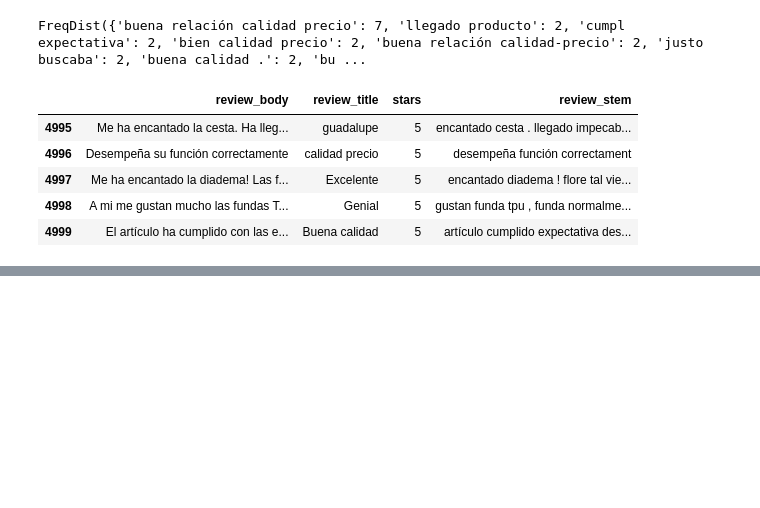
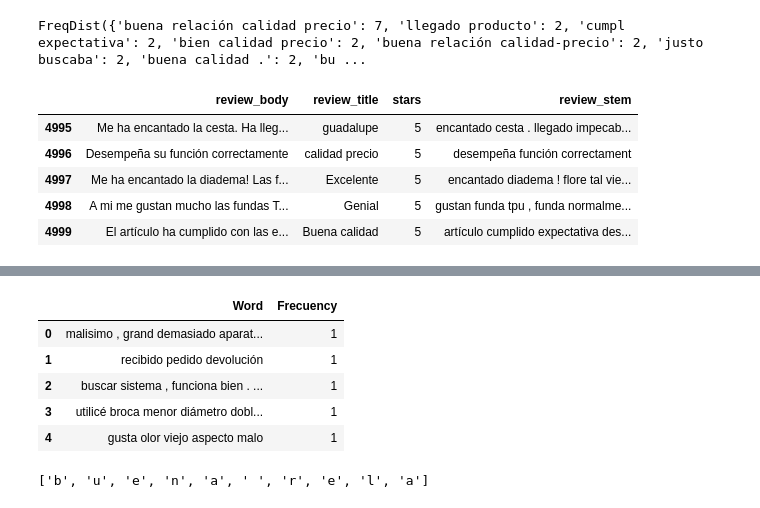
Before and after one commit to ldotto46/02.Proj_Amazon-NLP, a Jupyter notebook: DS_Proyecto_03_NLP.ipynb, the cells around one changed output, grey strips where cells are left out. Saved outputs shown, nothing was run; the diff lists cells and outputs as text; code cells hidden in the pictures; blank space fills up the shorter version.

```diff
--- a/DS_Proyecto_03_NLP.ipynb
+++ b/DS_Proyecto_03_NLP.ipynb
@@ -48,7 +49,7 @@ nltk.download('stopwords')
 [nltk_data]   Package stopwords is already up-to-date!
 True
 # %%
-dataset = pd.read_json(r'C:\Users\Luigi\Documents\DS - Proyectos\dataset_amazon\dataset_es_dev.json',lines=True)
+dataset = pd.read_json(r'C:\Users\Luigi\Documents\02.Proj_Amazon-NLP\dataset_es_dev.json',lines=True)
 dataset.head()
 # %% [output]
 |  | review_id | product_id | reviewer_id | stars | review_body | review_title | language | product_category |
@@ -94,8 +95,8 @@ import re
 from nltk.stem import SnowballStemmer
 # spanish_stemmer = SnowballStemmer('spanish')
 # (spanish_stemmer.stem("texto_en_str"))
-#from nltk.stem import PorterStemmer
-#stemmer = PorterStemmer()
+from nltk.stem import PorterStemmer
+stemmer = PorterStemmer()
 # %%
 # Recorremos todos los titulos y le vamos aplicando la Normalizacion y luega el Stemming a cada uno
 review_list=[]
@@ -164,0 +160,15 @@ SyntaxError: invalid syntax (<ipython-input-38-5bc2b23eb5a5>, line 2)
+# %%
+df_freq = pd.DataFrame(list(freq.items()), columns = ["Word", "Frecuency"])
+df_freq.head()
+# %% [output]
+|  | Word | Frecuency |
+| 0 | malisimo , grand demasiado aparat... | 1 |
+| 1 | recibido pedido devolución | 1 |
+| 2 | buscar sistema , funciona bien . ... | 1 |
+| 3 | utilicé broca menor diámetro dobl... | 1 |
+| 4 | gusta olor viejo aspecto malo | 1 |
+# %%
+Badwords = list(itertools.chain(*freq))
+Badwords[0:10]
+# %% [output]
+['b', 'u', 'e', 'n', 'a', ' ', 'r', 'e', 'l', 'a']
```
Also changed, not shown: parts of 4 cells of this notebook.
